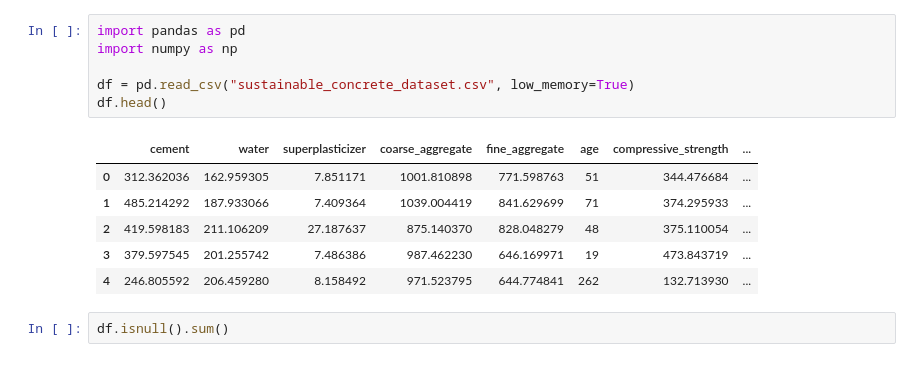
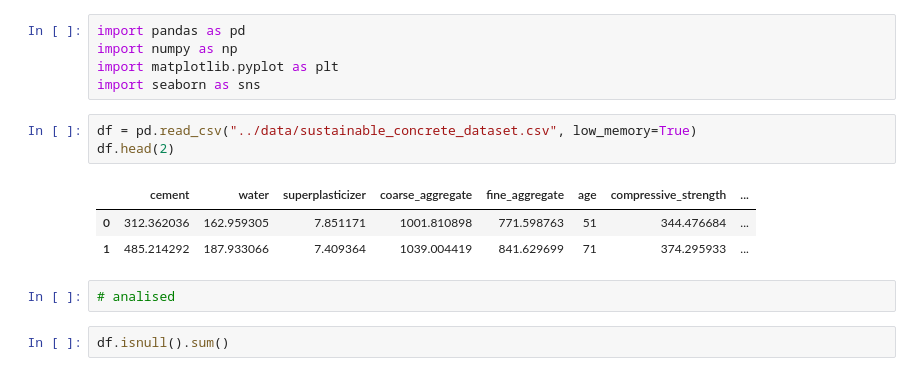
Before and after one commit to pariyaaf/sustainable_concrete_ml_optimization, a Jupyter notebook: notebook/ml.ipynb, the cells around one changed output. Saved outputs shown, nothing was run; the diff lists cells and outputs as text.

```diff
--- a/notebook/ml.ipynb
+++ b/notebook/ml.ipynb
@@ -1,16 +1,17 @@
+# %%
+import pandas as pd
+import numpy as np
+import matplotlib.pyplot as plt
+import seaborn as sns
 # %%
-import pandas as pd
-import numpy as np
-
-df = pd.read_csv("sustainable_concrete_dataset.csv", low_memory=True)
-df.head()
+df = pd.read_csv("../data/sustainable_concrete_dataset.csv", low_memory=True)
+df.head(2)
 # %% [output]
 |  | cement | water | superplasticizer | coarse_aggregate | fine_aggregate | age | compressive_strength | ... |
 | 0 | 312.362036 | 162.959305 | 7.851171 | 1001.810898 | 771.598763 | 51 | 344.476684 | ... |
 | 1 | 485.214292 | 187.933066 | 7.409364 | 1039.004419 | 841.629699 | 71 | 374.295933 | ... |
-| 2 | 419.598183 | 211.106209 | 27.187637 | 875.140370 | 828.048279 | 48 | 375.110054 | ... |
-| 3 | 379.597545 | 201.255742 | 7.486386 | 987.462230 | 646.169971 | 19 | 473.843719 | ... |
-| 4 | 246.805592 | 206.459280 | 8.158492 | 971.523795 | 644.774841 | 262 | 132.713930 | ... |
+# %%
+# analised
 # %%
 df.isnull().sum()
 # %% [output]
```
Also changed, not shown: parts of 13 cells of this notebook.
